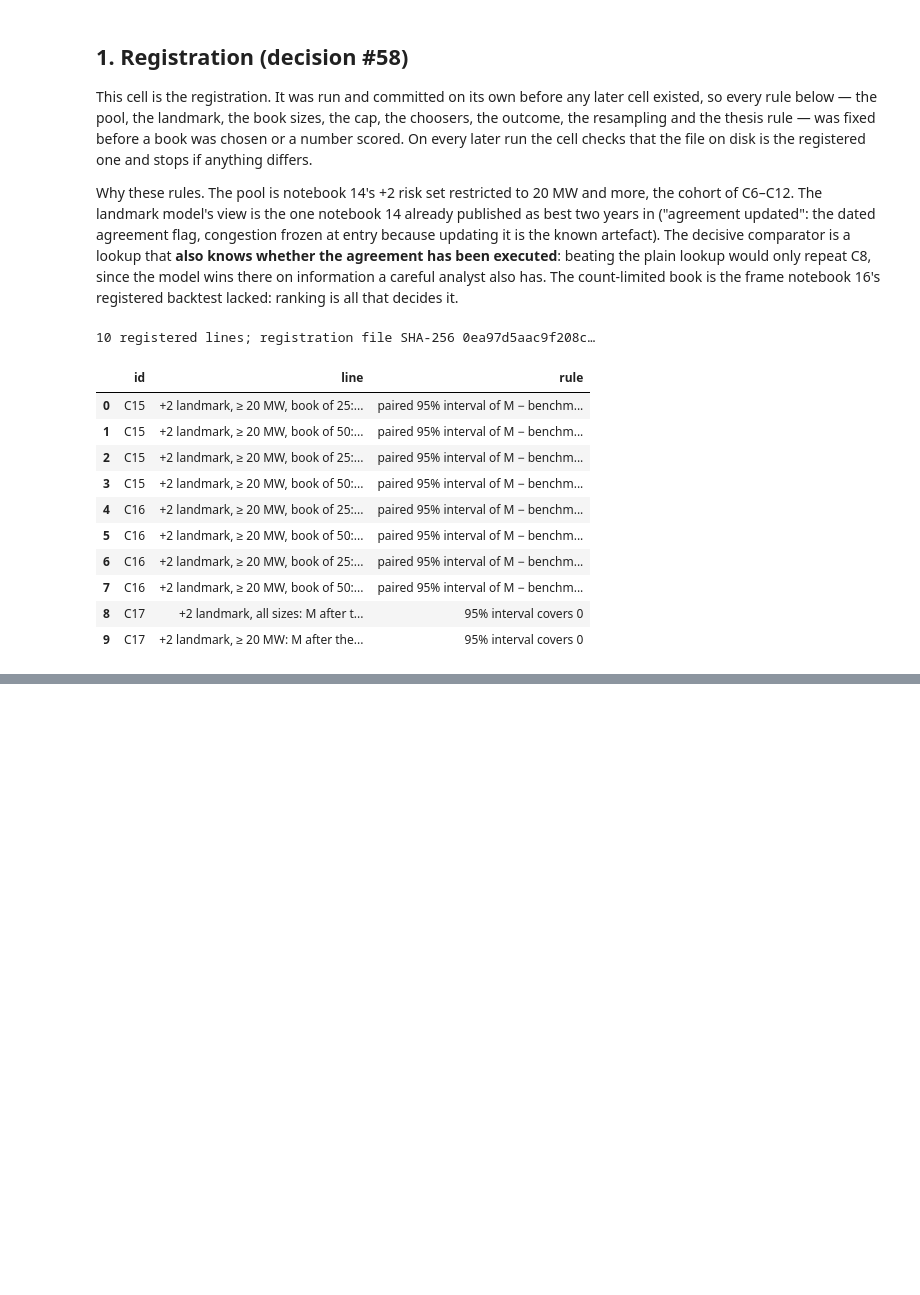
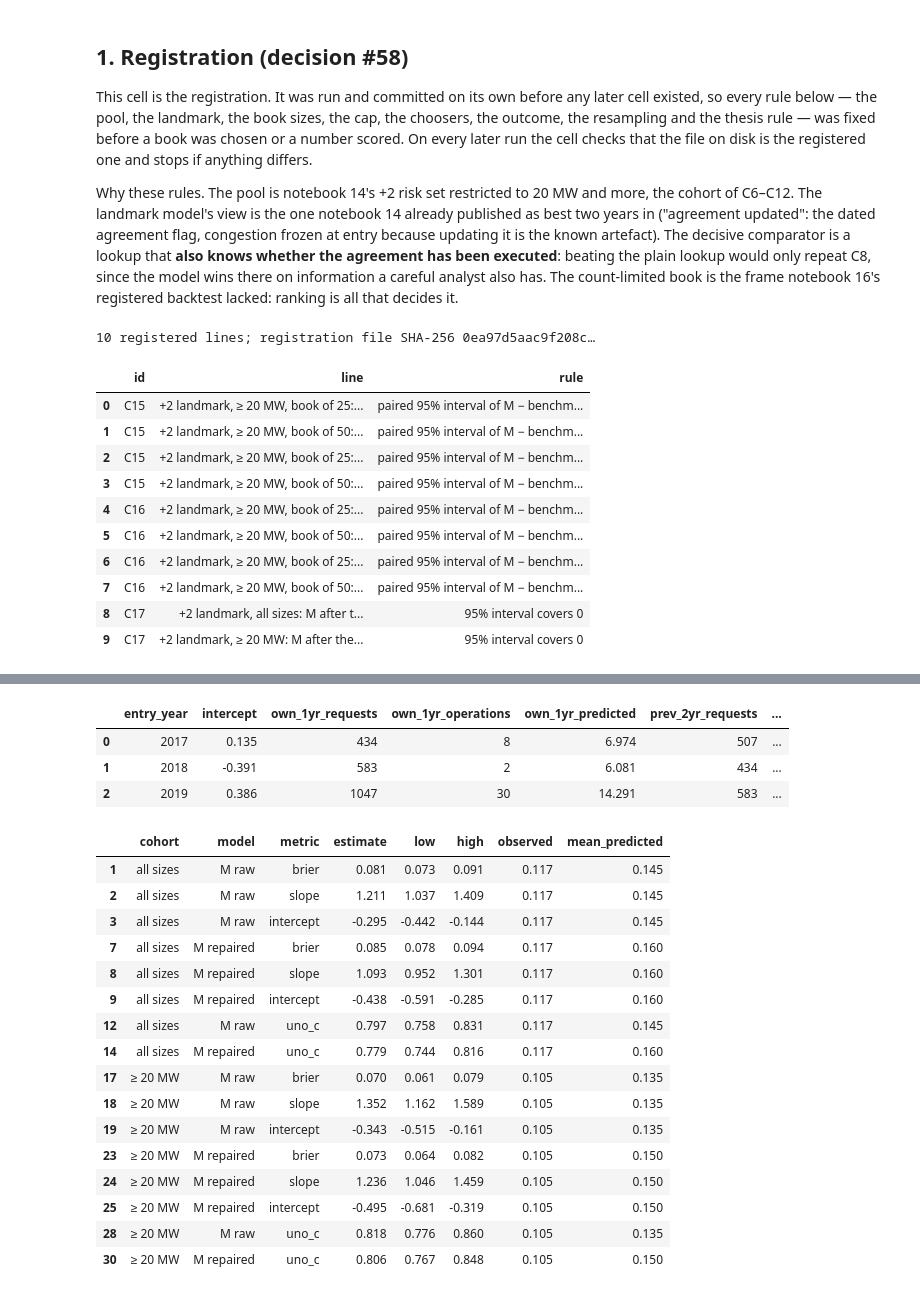
Before and after one commit to alanmossinger/Capstone, a Jupyter notebook: notebooks/20_managed_book.ipynb, the cells around one changed output, grey strips where cells are left out. Cells and saved outputs as stored; diff of their text form; code cells hidden in the pictures; blank space fills up the shorter version.

```diff
--- a/notebooks/20_managed_book.ipynb
+++ b/notebooks/20_managed_book.ipynb
@@ -117,0 +341,75 @@ criteria[["id", "line", "rule"]]
+# %%
+early = []
+for c in range(config.TEST_YEARS[0] - 1, config.TEST_YEARS[1] + 1):
+    part = track_a[track_a["q_year"] == c]
+    part = part[landmark.risk_set(part, 0)]
+    p = landmark.predict_at_landmark(fit_landmark, part, clean, 0, [1, 2], ia_dates, update_congestion=False, update_ia=True)
+    op = (part["event"] == 1).to_numpy()
+    early.append(pd.DataFrame({"q_year": c, "p1": p[1].to_numpy(), "p2": p[2].to_numpy(),
+                               "y1": op & (part["duration_years"].to_numpy() <= 1), "y2": op & (part["duration_years"].to_numpy() <= 2)}))
+early = pd.concat(early, ignore_index=True)
+assert early["q_year"].max() + 1 < config.TEST_YEARS[1] + 2  # the newest window used closes before the newest landmark year
+
+repair = []
+for c in range(config.TEST_YEARS[0], config.TEST_YEARS[1] + 1):
+    own, prev = early[early["q_year"] == c], early[early["q_year"] == c - 1]
+    p_fit, y_fit = np.r_[own["p1"], prev["p2"]], np.r_[own["y1"], prev["y2"]].astype(float)
+    repair.append({"entry_year": c, "intercept": drift.fit_intercept(p_fit, y_fit),
+                   "own_1yr_requests": len(own), "own_1yr_operations": int(own["y1"].sum()), "own_1yr_predicted": own["p1"].sum(),
+                   "prev_2yr_requests": len(prev), "prev_2yr_operations": int(prev["y2"].sum()), "prev_2yr_predicted": prev["p2"].sum(),
+                   "information_closes": f"{c + 1}-12-31"})
+repair = pd.DataFrame(repair)
+repair.to_csv(paths.RESULTS / "landmark_level_repair.csv", index=False)
+shift = risk["q_year"].map(repair.set_index("entry_year")["intercept"]).to_numpy()
+p_raw = pred_m_risk[H].to_numpy(float)
+p_rep = drift.apply_intercept(p_raw, shift)
+
+cal_rows = []
+for cohort, mask in [("all sizes", np.ones(len(risk), bool)), ("≥ 20 MW", risk["large"].to_numpy())]:
+    sub_frame = risk[mask]
+    d = sub_frame["duration_years"].to_numpy() - K
+    e = sub_frame["event"].to_numpy()
+    fu = ((pd.Timestamp(config.CENSOR_DATE) - sub_frame["q_date"]).dt.days / config.DAYS_PER_YEAR).to_numpy() - K
+    G = evaluation.censoring_km(fu, np.ones(len(sub_frame), bool))
+    sub = {"M raw": p_raw[mask], "M repaired": p_rep[mask]}
+    pt = evaluation.score_horizon(sub, d, e, H, G)
+    draws = evaluation.bootstrap(lambda sw: evaluation.score_horizon(sub, d, e, H, G, sw), len(sub_frame), N_BOOT,
+                                 SEED + 7 + (cohort == "≥ 20 MW"))
+    t = evaluation.summarise(pt, draws, reference="M raw", level=LEVEL)
+    t.insert(0, "cohort", cohort)
+    t["observed"] = float(((e == 1) & (d <= H)).mean())
+    t["mean_predicted"] = t["model"].map({"M raw": sub["M raw"].mean(), "M repaired": sub["M repaired"].mean()})
+    cal_rows.append(t)
+calibration = pd.concat(cal_rows, ignore_index=True)
+calibration.to_csv(paths.RESULTS / "landmark_level_calibration.csv", index=False)
+for i, line in scored.iterrows():
+    if line["id"] == "C17":
+        cohort = "all sizes" if "all sizes" in line["line"] else "≥ 20 MW"
+        r = calibration[(calibration["cohort"] == cohort) & (calibration["model"] == "M repaired") & (calibration["metric"] == "intercept")].iloc[0]
+        scored.loc[i, ["estimate", "low", "high"]] = [r["estimate"], r["low"], r["high"]]
+        scored.loc[i, "pass"] = bool(r["low"] <= 0 <= r["high"])
+display(repair.round(3))
+calibration[calibration["metric"].isin(["intercept", "slope", "uno_c", "brier"])][
+    ["cohort", "model", "metric", "estimate", "low", "high", "observed", "mean_predicted"]].round(3)
+# %% [output]
+|  | entry_year | intercept | own_1yr_requests | own_1yr_operations | own_1yr_predicted | prev_2yr_requests | ... |
+| 0 | 2017 | 0.135 | 434 | 8 | 6.974 | 507 | ... |
+| 1 | 2018 | -0.391 | 583 | 2 | 6.081 | 434 | ... |
+| 2 | 2019 | 0.386 | 1047 | 30 | 14.291 | 583 | ... |
+|  | cohort | model | metric | estimate | low | high | observed | mean_predicted |
+| 1 | all sizes | M raw | brier | 0.081 | 0.073 | 0.091 | 0.117 | 0.145 |
+| 2 | all sizes | M raw | slope | 1.211 | 1.037 | 1.409 | 0.117 | 0.145 |
+| 3 | all sizes | M raw | intercept | -0.295 | -0.442 | -0.144 | 0.117 | 0.145 |
+| 7 | all sizes | M repaired | brier | 0.085 | 0.078 | 0.094 | 0.117 | 0.160 |
+| 8 | all sizes | M repaired | slope | 1.093 | 0.952 | 1.301 | 0.117 | 0.160 |
+| 9 | all sizes | M repaired | intercept | -0.438 | -0.591 | -0.285 | 0.117 | 0.160 |
+| 12 | all sizes | M raw | uno_c | 0.797 | 0.758 | 0.831 | 0.117 | 0.145 |
+| 14 | all sizes | M repaired | uno_c | 0.779 | 0.744 | 0.816 | 0.117 | 0.160 |
+| 17 | ≥ 20 MW | M raw | brier | 0.070 | 0.061 | 0.079 | 0.105 | 0.135 |
+| 18 | ≥ 20 MW | M raw | slope | 1.352 | 1.162 | 1.589 | 0.105 | 0.135 |
+| 19 | ≥ 20 MW | M raw | intercept | -0.343 | -0.515 | -0.161 | 0.105 | 0.135 |
+| 23 | ≥ 20 MW | M repaired | brier | 0.073 | 0.064 | 0.082 | 0.105 | 0.150 |
+| 24 | ≥ 20 MW | M repaired | slope | 1.236 | 1.046 | 1.459 | 0.105 | 0.150 |
+| 25 | ≥ 20 MW | M repaired | intercept | -0.495 | -0.681 | -0.319 | 0.105 | 0.150 |
+| 28 | ≥ 20 MW | M raw | uno_c | 0.818 | 0.776 | 0.860 | 0.105 | 0.135 |
+| 30 | ≥ 20 MW | M repaired | uno_c | 0.806 | 0.767 | 0.848 | 0.105 | 0.150 |
```
Also changed, not shown: parts of 26 cells of this notebook, 15 other files.
